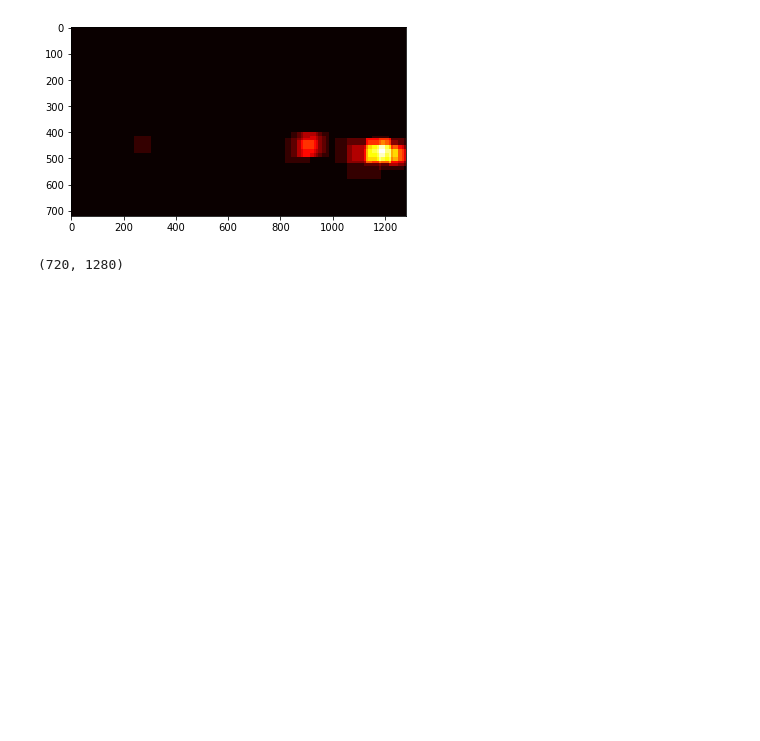
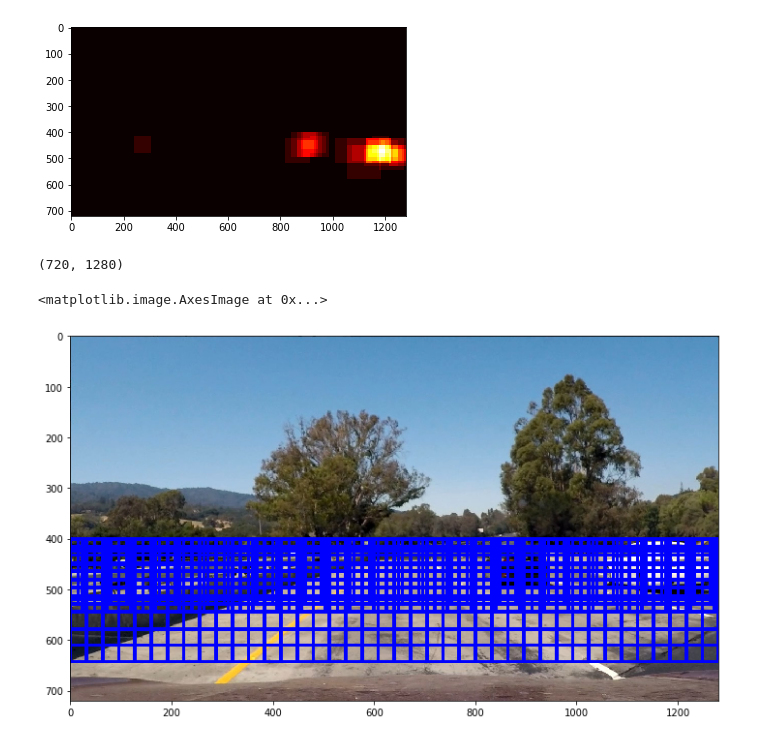
Before and after one commit to duke24k/self-driving-car-nd, a Jupyter notebook: p5/svc_train.ipynb, the cells around one changed output. Cells and saved outputs as stored; diff of their text form; code cells hidden in the pictures; blank space fills up the shorter version.

Commit message:
image

```diff
--- a/p5/svc_train.ipynb
+++ b/p5/svc_train.ipynb
@@ -333,3 +333,19 @@ print(sum_array.shape)
 0.0
 [figure]
 (720, 1280)
+# %%
+jloop = len(windows)
+
+for j in range(jloop):
+
+        loop = windows[j]
+
+        for i in range(len(loop)):
+
+            result = cv2.rectangle(image,(windows[j][i][0][0],windows[j][i][0][1]),(windows[j][i][1][0],windows[j][i][1][1]),(0,0,255),6)
+
+plt.rcParams["figure.figsize"] = (12,9)
+plt.imshow(result)
+# %% [output]
+<matplotlib.image.AxesImage at 0x...>
+[figure, added]
```
Also changed, not shown: 7 other files.
